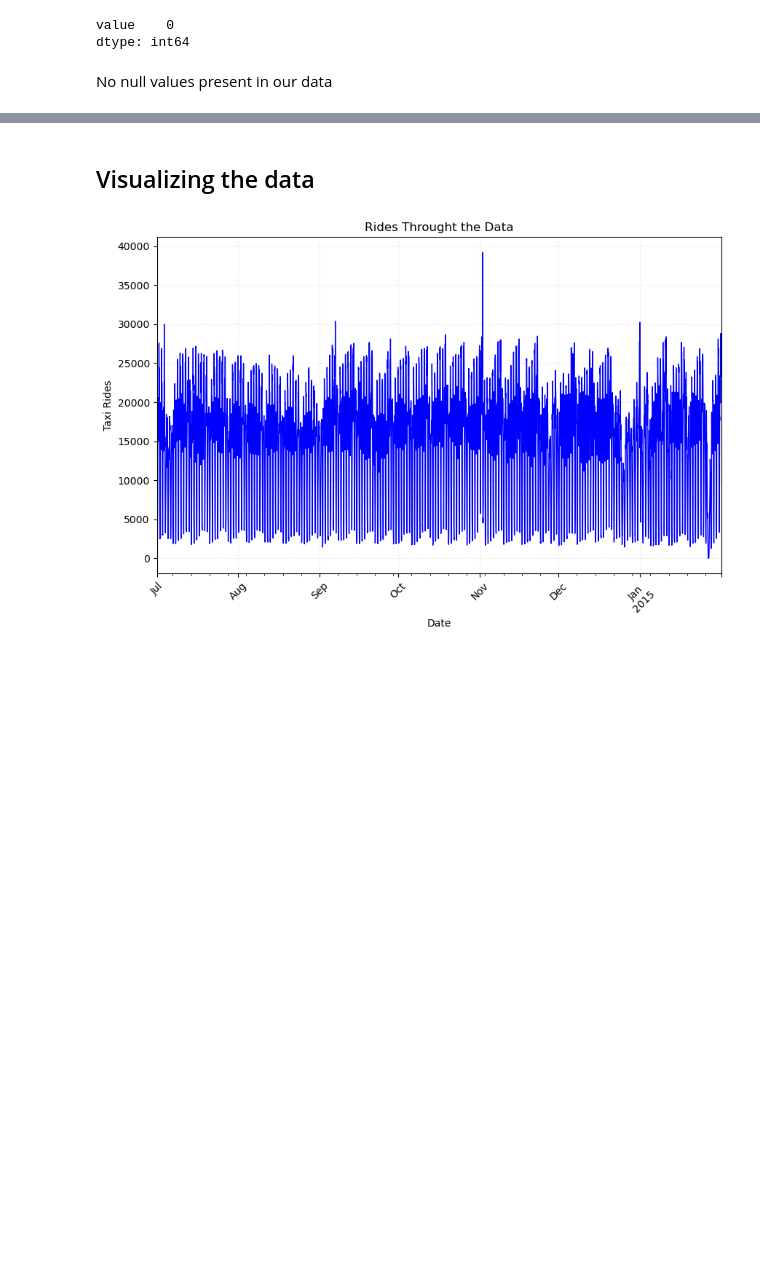
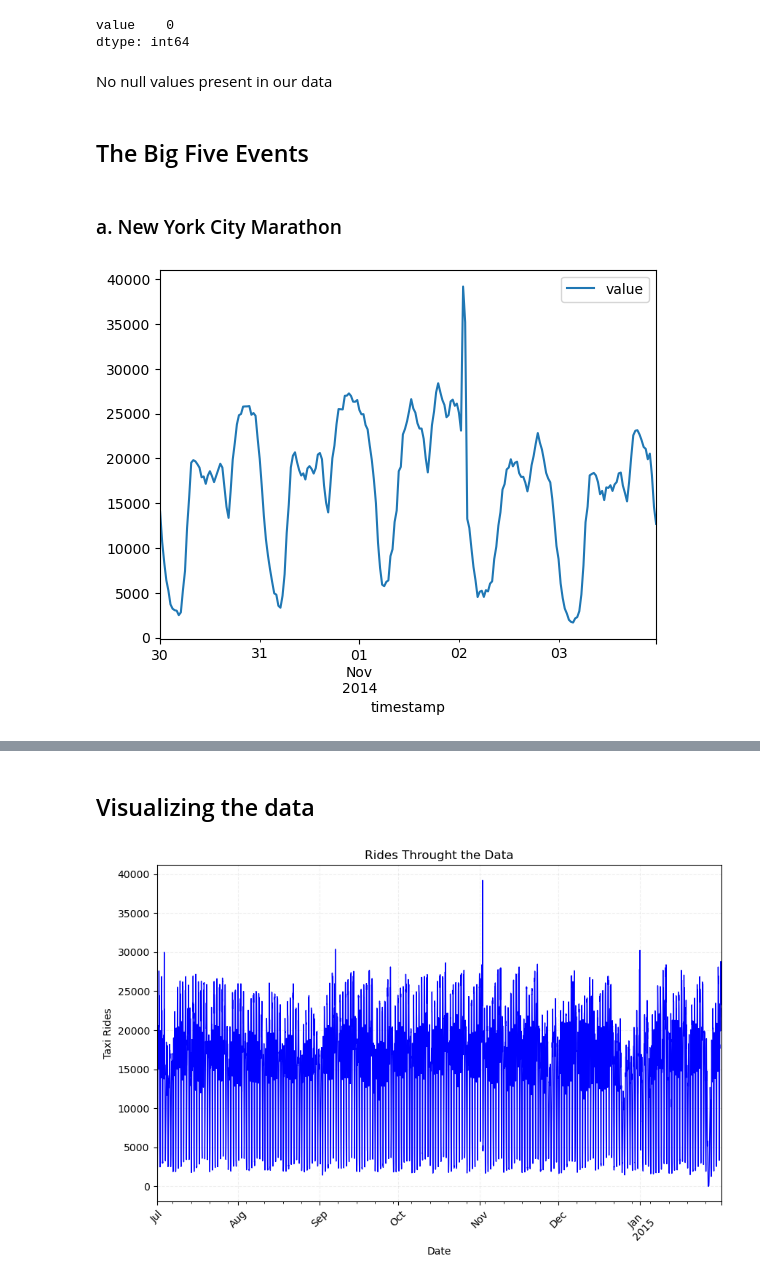
Before and after one commit to ShubhamMisar-12/NYC-Taxi-Traffic-Analysis, a Jupyter notebook: NYC Taxi Data Analysis.ipynb, the cells around one changed output, grey strips where cells are left out. Cells and saved outputs as stored; diff of their text form; code cells hidden in the pictures; blank space fills up the shorter version.

```diff
--- a/NYC Taxi Data Analysis.ipynb
+++ b/NYC Taxi Data Analysis.ipynb
@@ -56,3 +56,12 @@ value    0
 dtype: int64
 # %% [markdown]
 No null values present in our data
+# %% [markdown]
+## The Big Five Events
+# %% [markdown]
+### a. New York City Marathon
+# %%
+df.loc["2014-10-30":"2014-11-03"].plot()
+plt.show()
+# %% [output]
+[figure, added]
```
Also changed, not shown: parts of 10 cells of this notebook, 1 other file.
